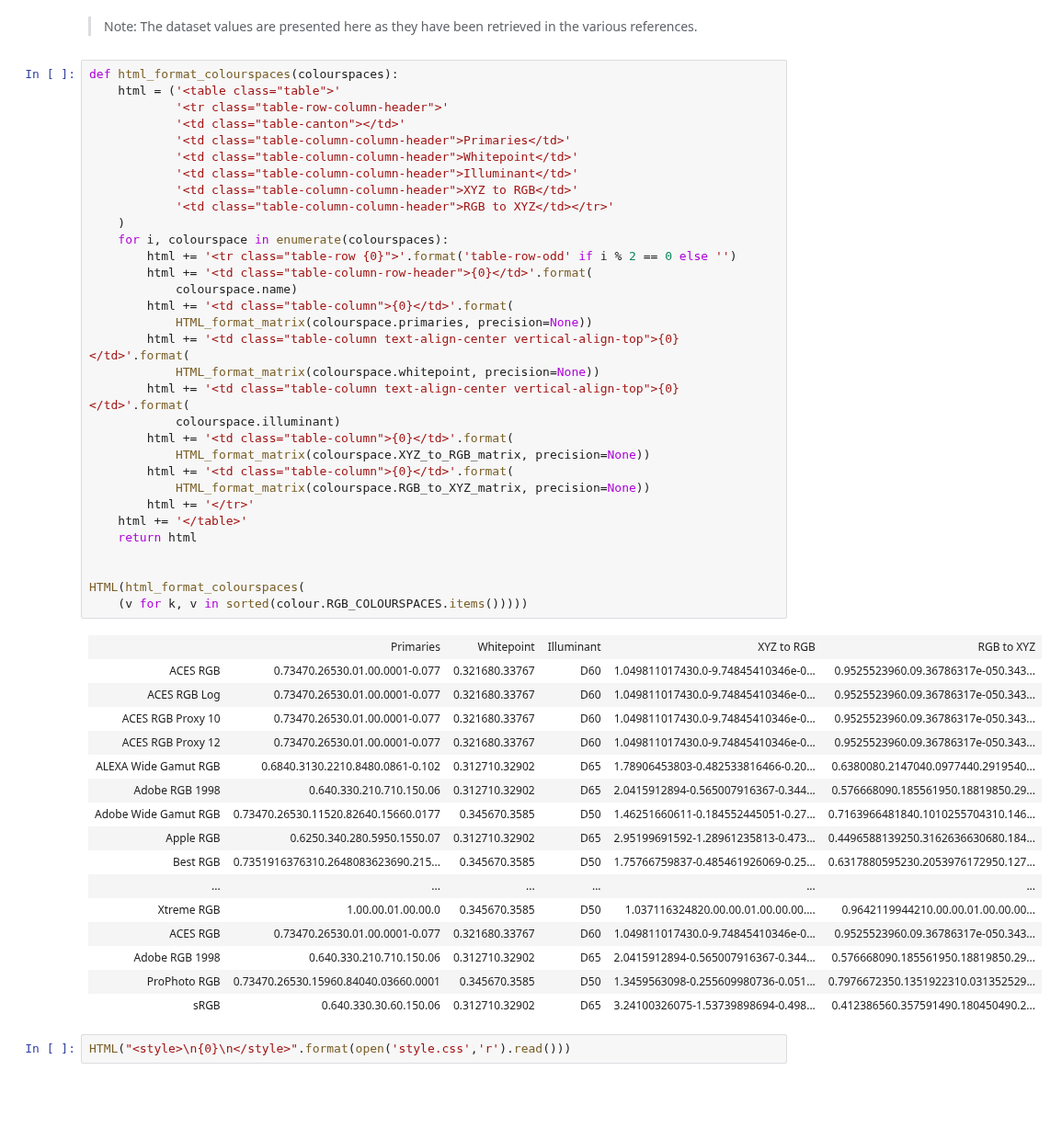
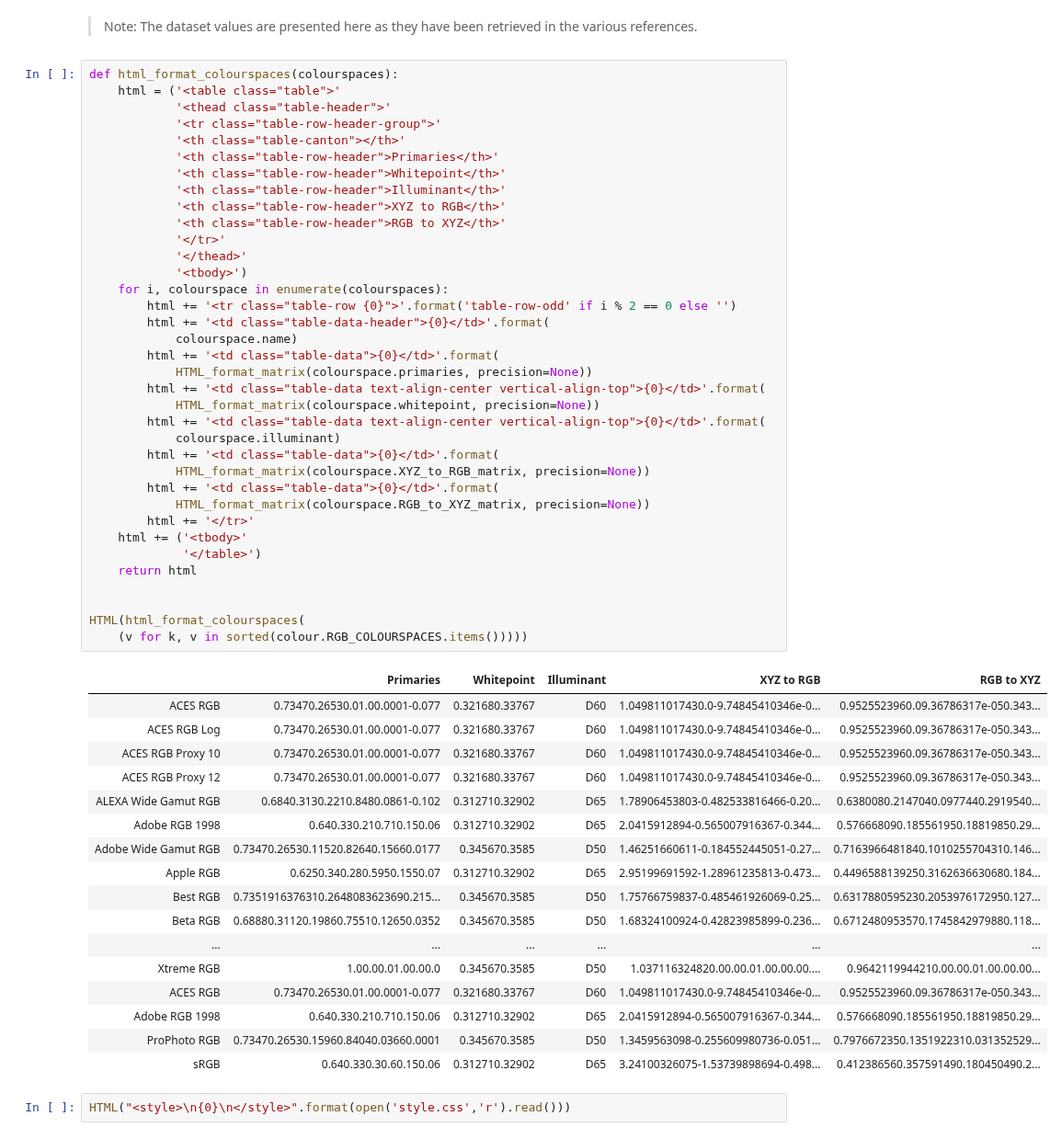
Before and after one commit to colour-science/colour-ramblings, a Jupyter notebook: aces_rgb_-_rgb_colourspace_models_transformation_matrices.ipynb, the cells around one changed output. Shown at 92% size. Cells and saved outputs as stored; diff of their text form; blank space fills up the shorter version.

```diff
--- a/aces_rgb_-_rgb_colourspace_models_transformation_matrices.ipynb
+++ b/aces_rgb_-_rgb_colourspace_models_transformation_matrices.ipynb
@@ -374,46 +381,51 @@ with open('rgb_colourspaces_bianco.tex', 'w') as file:
 # %%
 def html_format_colourspaces(colourspaces):
     html = ('<table class="table">'
-            '<tr class="table-row-column-header">'
-            '<td class="table-canton"></td>'
-            '<td class="table-column-column-header">Primaries</td>'
-            '<td class="table-column-column-header">Whitepoint</td>'
-            '<td class="table-column-column-header">Illuminant</td>'
-            '<td class="table-column-column-header">XYZ to RGB</td>'
-            '<td class="table-column-column-header">RGB to XYZ</td></tr>'
-    )
+            '<thead class="table-header">'
+            '<tr class="table-row-header-group">'
+            '<th class="table-canton"></th>'
+            '<th class="table-row-header">Primaries</th>'
+            '<th class="table-row-header">Whitepoint</th>'
+            '<th class="table-row-header">Illuminant</th>'
+            '<th class="table-row-header">XYZ to RGB</th>'
+            '<th class="table-row-header">RGB to XYZ</th>'
+            '</tr>'
+            '</thead>'
+            '<tbody>')
     for i, colourspace in enumerate(colourspaces):
         html += '<tr class="table-row {0}">'.format('table-row-odd' if i % 2 == 0 else '')
-        html += '<td class="table-column-row-header">{0}</td>'.format(
+        html += '<td class="table-data-header">{0}</td>'.format(
             colourspace.name)
-        html += '<td class="table-column">{0}</td>'.format(
+        html += '<td class="table-data">{0}</td>'.format(
             HTML_format_matrix(colourspace.primaries, precision=None))
-        html += '<td class="table-column text-align-center vertical-align-top">{0}</td>'.format(
+        html += '<td class="table-data text-align-center vertical-align-top">{0}</td>'.format(
             HTML_format_matrix(colourspace.whitepoint, precision=None))
-        html += '<td class="table-column text-align-center vertical-align-top">{0}</td>'.format(
+        html += '<td class="table-data text-align-center vertical-align-top">{0}</td>'.format(
             colourspace.illuminant)
-        html += '<td class="table-column">{0}</td>'.format(
+        html += '<td class="table-data">{0}</td>'.format(
             HTML_format_matrix(colourspace.XYZ_to_RGB_matrix, precision=None))
-        html += '<td class="table-column">{0}</td>'.format(
+        html += '<td class="table-data">{0}</td>'.format(
             HTML_format_matrix(colourspace.RGB_to_XYZ_matrix, precision=None))
         html += '</tr>'
-    html += '</table>'
+    html += ('<tbody>'
+             '</table>')
     return html
 
 
 HTML(html_format_colourspaces(
     (v for k, v in sorted(colour.RGB_COLOURSPACES.items()))))
 # %% [output]
 |  | Primaries | Whitepoint | Illuminant | XYZ to RGB | RGB to XYZ |
 | ACES RGB | 0.73470.26530.01.00.0001-0.077 | 0.321680.33767 | D60 | 1.049811017430.0-9.74845410346e-0... | 0.9525523960.09.36786317e-050.343... |
 | ACES RGB Log | 0.73470.26530.01.00.0001-0.077 | 0.321680.33767 | D60 | 1.049811017430.0-9.74845410346e-0... | 0.9525523960.09.36786317e-050.343... |
 | ACES RGB Proxy 10 | 0.73470.26530.01.00.0001-0.077 | 0.321680.33767 | D60 | 1.049811017430.0-9.74845410346e-0... | 0.9525523960.09.36786317e-050.343... |
 | ACES RGB Proxy 12 | 0.73470.26530.01.00.0001-0.077 | 0.321680.33767 | D60 | 1.049811017430.0-9.74845410346e-0... | 0.9525523960.09.36786317e-050.343... |
 | ALEXA Wide Gamut RGB | 0.6840.3130.2210.8480.0861-0.102 | 0.312710.32902 | D65 | 1.78906453803-0.482533816466-0.20... | 0.6380080.2147040.0977440.2919540... |
 | Adobe RGB 1998 | 0.640.330.210.710.150.06 | 0.312710.32902 | D65 | 2.0415912894-0.565007916367-0.344... | 0.576668090.185561950.18819850.29... |
 | Adobe Wide Gamut RGB | 0.73470.26530.11520.82640.15660.0177 | 0.345670.3585 | D50 | 1.46251660611-0.184552445051-0.27... | 0.7163966481840.1010255704310.146... |
 | Apple RGB | 0.6250.340.280.5950.1550.07 | 0.312710.32902 | D65 | 2.95199691592-1.28961235813-0.473... | 0.4496588139250.3162636630680.184... |
 | Best RGB | 0.7351916376310.2648083623690.215... | 0.345670.3585 | D50 | 1.75766759837-0.485461926069-0.25... | 0.6317880595230.2053976172950.127... |
+| Beta RGB | 0.68880.31120.19860.75510.12650.0352 | 0.345670.3585 | D50 | 1.68324100924-0.42823985899-0.236... | 0.6712480953570.1745842979880.118... |
 | ... | ... | ... | ... | ... | ... |
 | Xtreme RGB | 1.00.00.01.00.00.0 | 0.345670.3585 | D50 | 1.037116324820.00.00.01.00.00.00.... | 0.9642119944210.00.00.01.00.00.00... |
 | ACES RGB | 0.73470.26530.01.00.0001-0.077 | 0.321680.33767 | D60 | 1.049811017430.0-9.74845410346e-0... | 0.9525523960.09.36786317e-050.343... |
```
Also changed, not shown: parts of 4 cells of this notebook, 2 other files.
